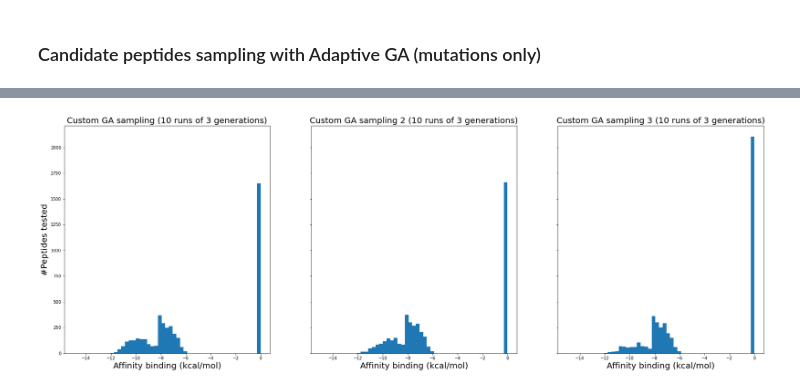
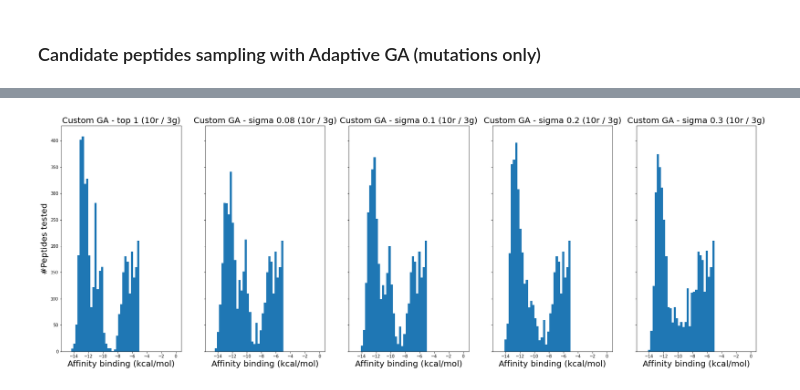
Before and after one commit to jeeberhardt/mobius, a Jupyter notebook: data/helm_ga/Untitled1.ipynb, the cells around one changed output, grey strips where cells are left out. Drawn from its saved outputs; the diff is of its cells as text; code cells hidden in the pictures.

```diff
--- a/data/helm_ga/Untitled1.ipynb
+++ b/data/helm_ga/Untitled1.ipynb
@@ -1304,21 +1309,0 @@ def find_next_candidates_with_custom_GA2(scorer, init_population, init_scores, m
-# %%
-sigma = 0.1
-
-p = np.abs(np.sort(list(random_peptide_scores)))
-p = np.linspace(0, 2, 110)
-p = (p - np.min(p)) / (np.max(p) - np.min(p))
-print(p)
-
-y1 = np.floor(len(p) * np.exp(p) / np.sum(np.exp(p)))
-print(y1)
-
-y2 = np.floor(len(p) * np.exp(p**2 / (2 * sigma**2)) / np.sum(np.exp(p**2 / (2 * sigma**2))))
-print(y2)
-
-y3 = np.floor(len(p) * p / np.sum(p))
-print(y3)
-
-fig, ax = plt.subplots(figsize=(20, 5))
-ax.plot(p, y1)
-ax.plot(p, y2)
-ax.plot(p, y3)
@@ -1546,20 +1503,26 @@ Non binding pep        : 110
 ... (48 outputs left out)
 # %%
-fig, axarr = plt.subplots(1, 3, figsize=(30, 10), sharey=True)
+fig, axarr = plt.subplots(1, 5, figsize=(30, 10), sharey=True)
 axarr[0].hist(custom_candidate_y.flatten(), bins=np.linspace(-15, 0, 52))
-axarr[1].hist(custom_candidate_y2.flatten(), bins=np.linspace(-15, 0, 52))
+axarr[1].hist(custom_candidate_y4.flatten(), bins=np.linspace(-15, 0, 52))
 axarr[2].hist(custom_candidate_y3.flatten(), bins=np.linspace(-15, 0, 52))
+axarr[3].hist(custom_candidate_y2.flatten(), bins=np.linspace(-15, 0, 52))
+axarr[4].hist(custom_candidate_y5.flatten(), bins=np.linspace(-15, 0, 52))
 
-axarr[0].set_title('Custom GA sampling (10 runs of 3 generations)', fontsize=20)
-axarr[1].set_title('Custom GA sampling 2 (10 runs of 3 generations)', fontsize=20)
-axarr[2].set_title('Custom GA sampling 3 (10 runs of 3 generations)', fontsize=20)
+axarr[0].set_title('Custom GA - top 1 (10r / 3g)', fontsize=20)
+axarr[1].set_title('Custom GA - sigma 0.08 (10r / 3g)', fontsize=20)
+axarr[2].set_title('Custom GA - sigma 0.1 (10r / 3g)', fontsize=20)
+axarr[3].set_title('Custom GA - sigma 0.2 (10r / 3g)', fontsize=20)
+axarr[4].set_title('Custom GA - sigma 0.3 (10r / 3g)', fontsize=20)
 
 axarr[0].set_ylabel('#Peptides tested', fontsize=20)
 axarr[0].set_xlabel('Affinity binding (kcal/mol)', fontsize=20)
 axarr[1].set_xlabel('Affinity binding (kcal/mol)', fontsize=20)
 axarr[2].set_xlabel('Affinity binding (kcal/mol)', fontsize=20)
+axarr[3].set_xlabel('Affinity binding (kcal/mol)', fontsize=20)
+axarr[4].set_xlabel('Affinity binding (kcal/mol)', fontsize=20)
 
-plt.savefig('figure_baye_opt_comparison_custom_GAs_sampling.png', dpi=300, bbox_inches='tight')
+plt.savefig('figure_baye_opt_comparison_custom_GA_top1_vs_sigmas_sampling6.png', dpi=300, bbox_inches='tight')
 plt.show()
 # %% [output]
-[figure, old version]
+[figure, new version]
```
Also changed, not shown: parts of 12 cells of this notebook, 7 other files.
